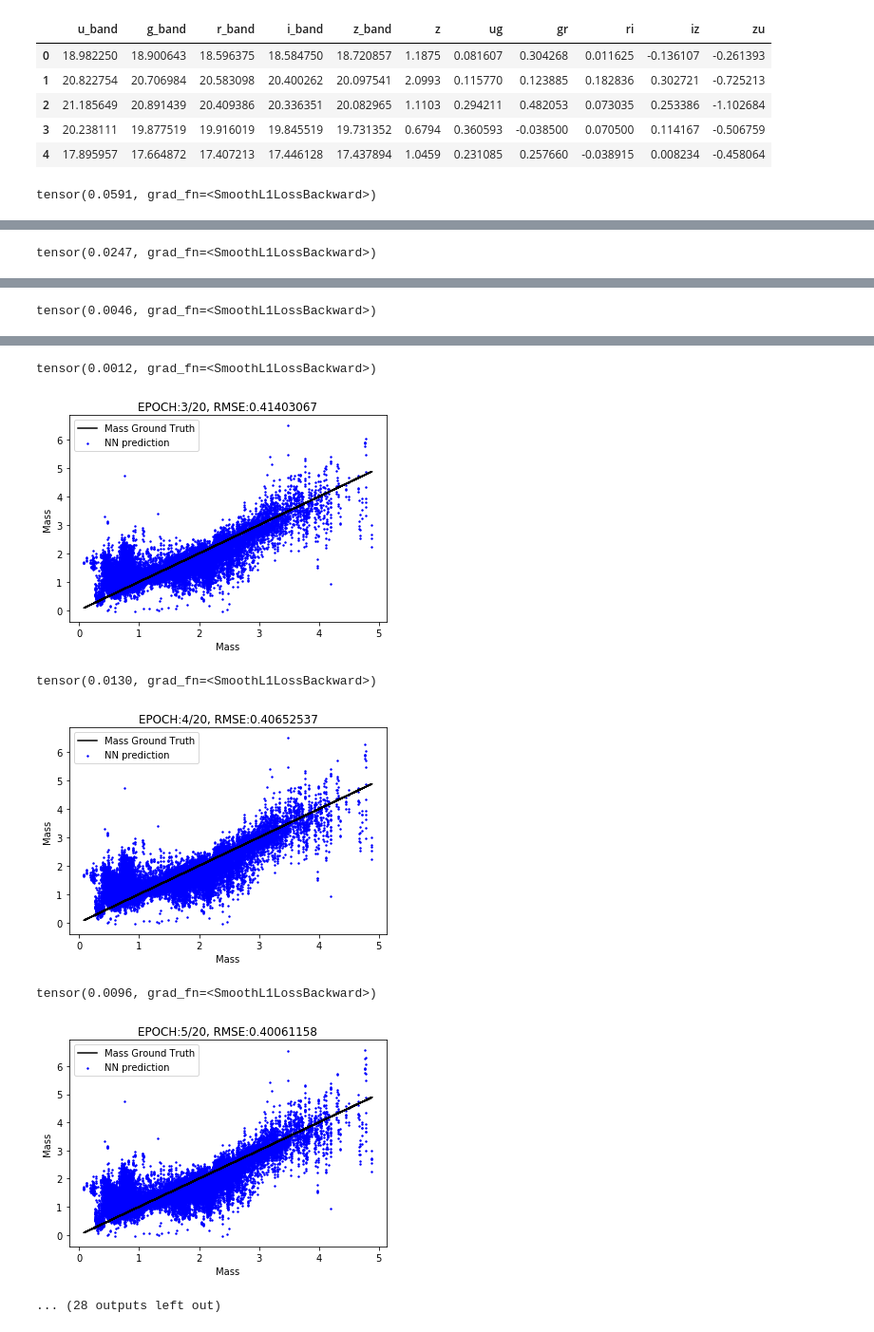
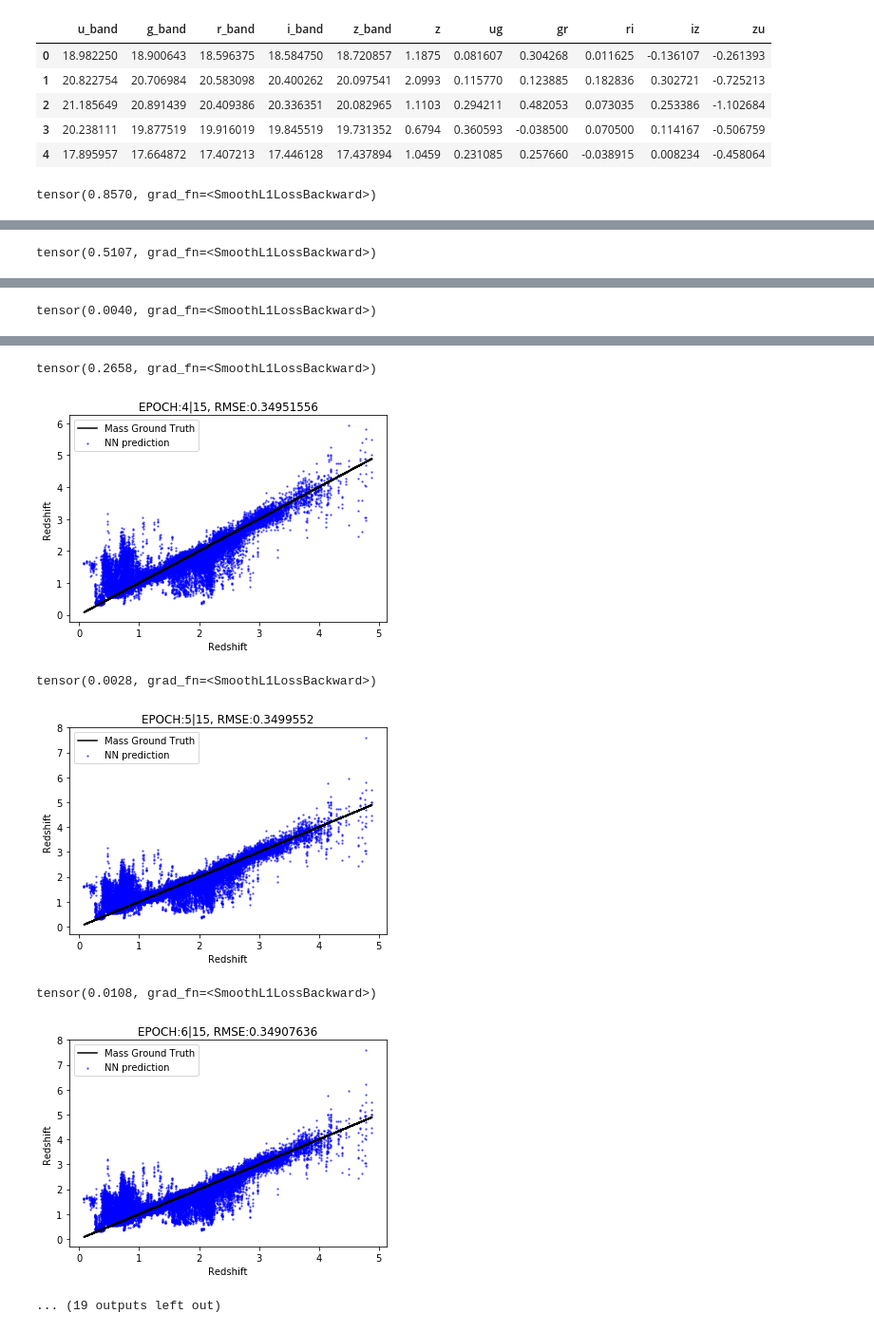
Before and after one commit to devanshipratap/DeepLearningAGN, a Jupyter notebook: src/notebooks/NN_redshift.ipynb, the cells around one changed output, grey strips where cells are left out. Shown: that part at 95% size. Drawn from its saved outputs; the diff is of its cells as text; code cells hidden in the pictures.

```diff
--- a/src/notebooks/NN_redshift.ipynb
+++ b/src/notebooks/NN_redshift.ipynb
@@ -50,25 +49,10 @@ train_ds = TensorDataset(X_train_t,y_train_t)
 test_ds = TensorDataset(X_test_t, y_test_t)
 # %%
 # define train data loader -- does dtype conversion
-batch_size = 5
+batch_size = 15
 train_dl = DataLoader(train_ds, batch_size, shuffle=True)
+test_dl = DataLoader(test_ds, batch_size, shuffle=False)
 # %%
-# class Net(nn.Module):
-#     def __init__(self):
-#         super().__init__()
-#         self.fc1 = nn.Linear(6, 64)
-#         self.fc2 = nn.Linear(64, 64)
-#         self.fc3 = nn.Linear(64, 64)
-#         self.fc4 = nn.Linear(64, 1)
-
-#     def forward(self, x):
-#         x = F.relu(self.fc1(x.float()))
-#         x = F.relu(self.fc2(x.float()))
-#         x = F.relu(self.fc3(x.float()))
-#         x = self.fc4(x.float())
-#         return x
-
-# net = Net()
 class Net(nn.Module):
     def __init__(self):
         super().__init__()
@@ -78,9 +62,9 @@ class Net(nn.Module):
         self.fc4 = nn.Linear(64, 64)
         self.fc5 = nn.Linear(64, 64)
         self.fc6 = nn.Linear(64, 64)
-#         self.fc7 = nn.Linear(128, 64)
-#         self.fc8 = nn.Linear(64, 64)
-        self.fc9 = nn.Linear(64, 1)
+        self.fc7 = nn.Linear(64, 64)
+        self.fc8 = nn.Linear(64, 32)
+        self.fc9 = nn.Linear(32, 1)
 
     def forward(self, x):
         x = F.relu(self.fc1(x.float()))
@@ -89,8 +73,8 @@ class Net(nn.Module):
         x = F.relu(self.fc4(x.float()))
         x = F.relu(self.fc5(x.float()))
         x = F.relu(self.fc6(x.float()))
-#         x = F.relu(self.fc7(x.float()))
-#         x = F.relu(self.fc8(x.float()))
+        x = F.relu(self.fc7(x.float()))
+        x = F.relu(self.fc8(x.float()))
         x = self.fc9(x.float())
         return x
 
@@ -136,4 +125,4 @@ def train(num_epochs, model, loss_fn, optimizer):
 # %%
-train(20, net, loss_function, optimizer)
+train(15, net, loss_function, optimizer)
 # %% [output]
-tensor(0.0591, grad_fn=<SmoothL1LossBackward>)
+tensor(0.8570, grad_fn=<SmoothL1LossBackward>)
@@ -141 +130 @@ tensor(0.0591, grad_fn=<SmoothL1LossBackward>)
-tensor(0.0247, grad_fn=<SmoothL1LossBackward>)
+tensor(0.5107, grad_fn=<SmoothL1LossBackward>)
@@ -143 +132 @@ tensor(0.0247, grad_fn=<SmoothL1LossBackward>)
-tensor(0.0046, grad_fn=<SmoothL1LossBackward>)
+tensor(0.0040, grad_fn=<SmoothL1LossBackward>)
@@ -145,7 +134,7 @@ tensor(0.0046, grad_fn=<SmoothL1LossBackward>)
-tensor(0.0012, grad_fn=<SmoothL1LossBackward>)
+tensor(0.2658, grad_fn=<SmoothL1LossBackward>)
-[figure, old version]
+[figure, new version]
-tensor(0.0130, grad_fn=<SmoothL1LossBackward>)
+tensor(0.0028, grad_fn=<SmoothL1LossBackward>)
-[figure, old version]
+[figure, new version]
-tensor(0.0096, grad_fn=<SmoothL1LossBackward>)
+tensor(0.0108, grad_fn=<SmoothL1LossBackward>)
-[figure, old version]
+[figure, new version]
-... (28 outputs left out)
+... (19 outputs left out)
```
Also changed, not shown: parts of 12 cells of this notebook, 1 other file.
